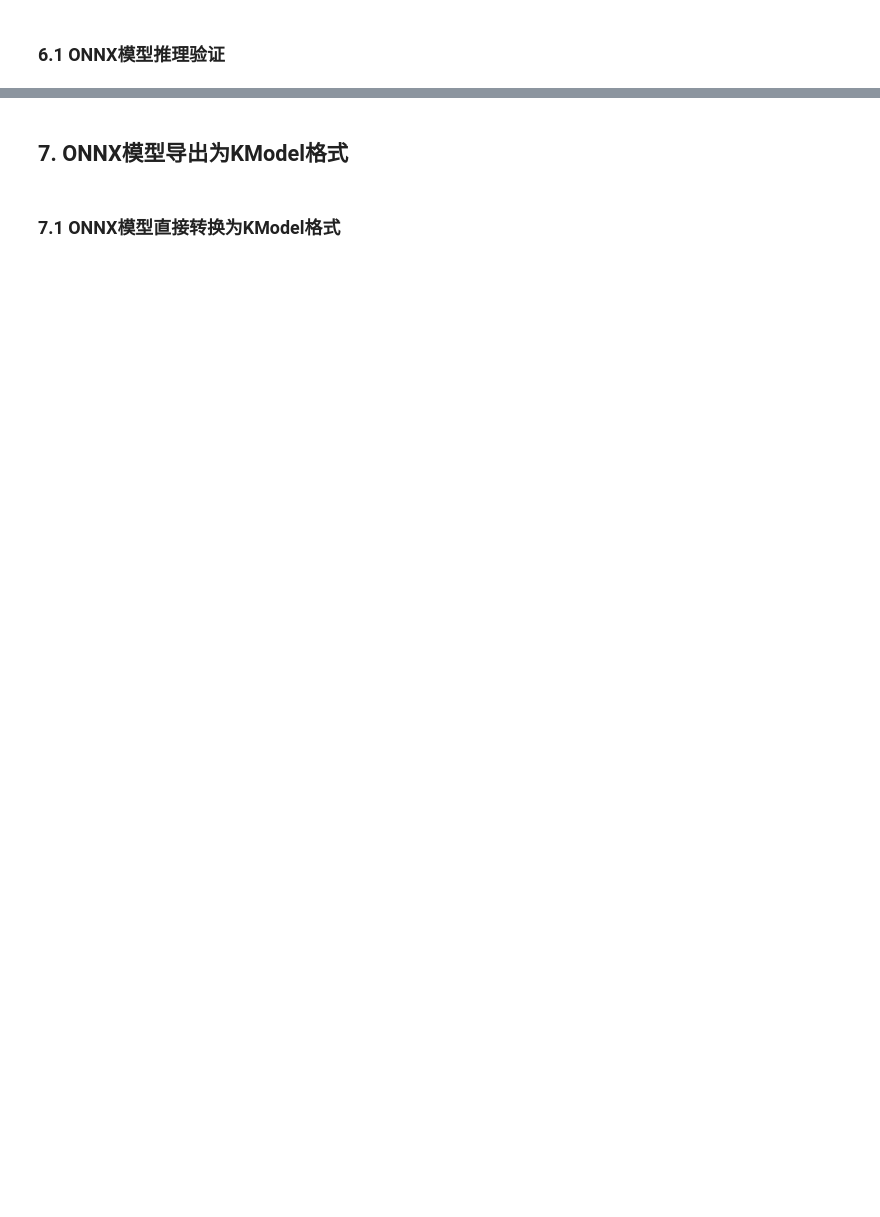
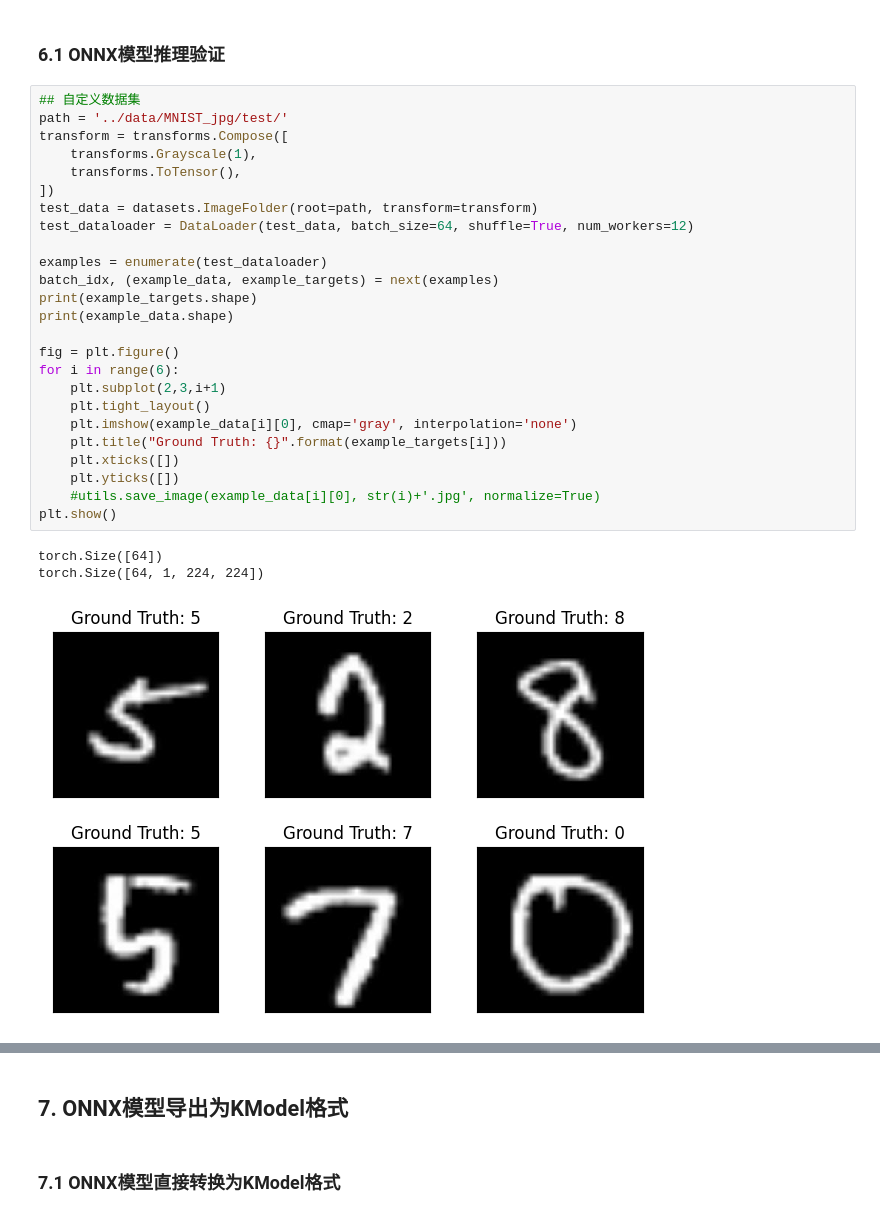
Before and after one commit to lisenjie757/Note, a Jupyter notebook: 项目文档/K210从训练到部署实战.ipynb, the cells around one changed output, grey strips where cells are left out. Drawn from its saved outputs; the diff is of its cells as text; blank space fills up the shorter version.

```diff
--- a/项目文档/K210从训练到部署实战.ipynb
+++ b/项目文档/K210从训练到部署实战.ipynb
@@ -279,5 +375,34 @@ Exported graph: graph(%input.1 : Float(1, 1, 224, 224, strides=[50176, 50176, 22
 # %% [markdown]
 ### 6.1 ONNX模型推理验证
+# %%
+## 自定义数据集
+path = '../data/MNIST_jpg/test/'
+transform = transforms.Compose([
+    transforms.Grayscale(1),
+    transforms.ToTensor(),
+])
+test_data = datasets.ImageFolder(root=path, transform=transform)
+test_dataloader = DataLoader(test_data, batch_size=64, shuffle=True, num_workers=12)
+
+examples = enumerate(test_dataloader)
+batch_idx, (example_data, example_targets) = next(examples)
+print(example_targets.shape)
+print(example_data.shape)
+
+fig = plt.figure()
+for i in range(6):
+    plt.subplot(2,3,i+1)
+    plt.tight_layout()
+    plt.imshow(example_data[i][0], cmap='gray', interpolation='none')
+    plt.title("Ground Truth: {}".format(example_targets[i]))
+    plt.xticks([])
+    plt.yticks([])
+    #utils.save_image(example_data[i][0], str(i)+'.jpg', normalize=True)
+plt.show()
+# %% [output]
+torch.Size([64])
+torch.Size([64, 1, 224, 224])
+[figure, added]
 # %%
 ## 模型结构验证
 import onnx
```
Also changed, not shown: parts of 21 cells of this notebook.
